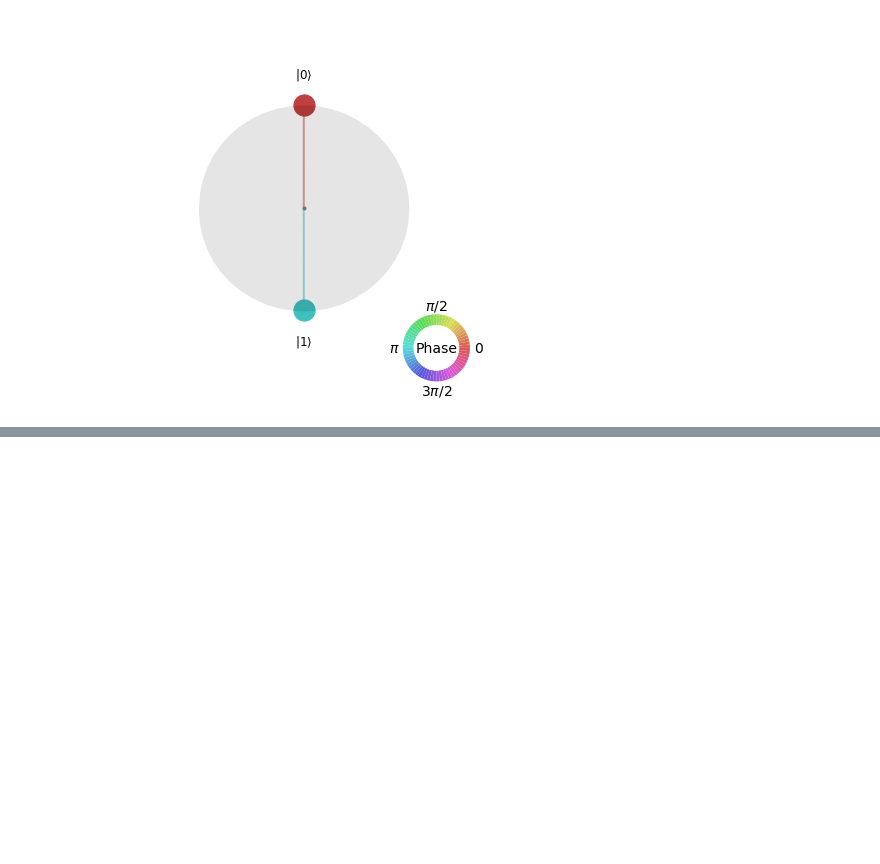
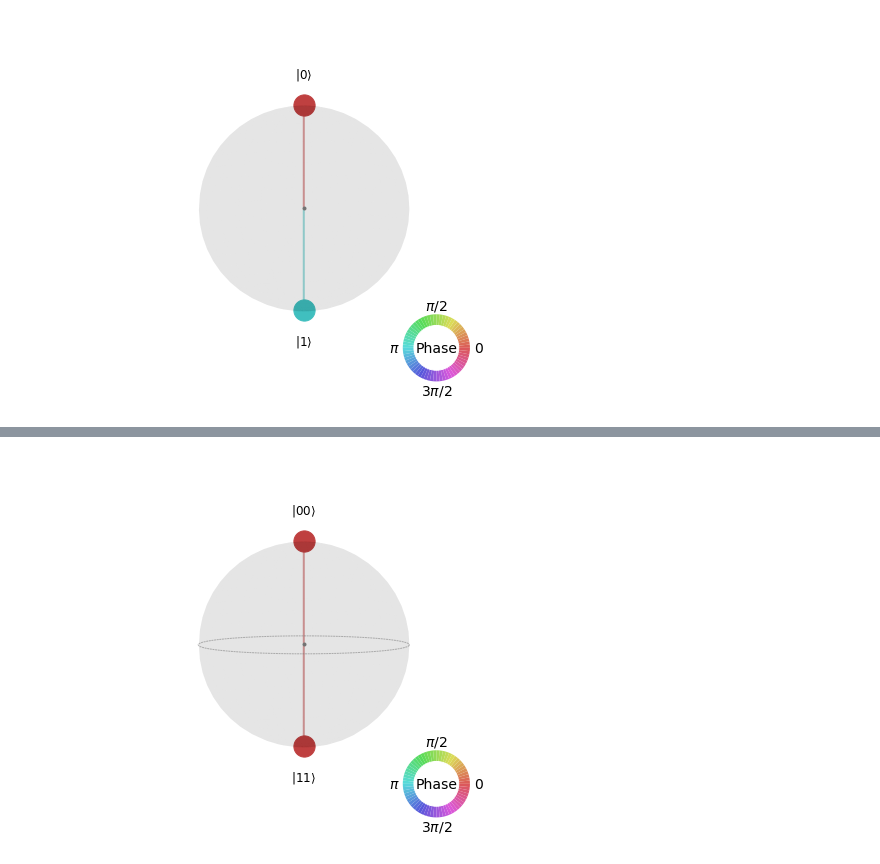
Before and after one commit to jontord03/DiracAttac, a Jupyter notebook: statevector-circuit.ipynb, the cells around one changed output, grey strips where cells are left out. Saved outputs shown, nothing was run; the diff lists cells and outputs as text; code cells hidden in the pictures; blank space fills up the shorter version.

```diff
--- a/statevector-circuit.ipynb
+++ b/statevector-circuit.ipynb
@@ -46,0 +74,7 @@ Statevector([ 0.70710678+0.j, -0.70710678+0.j],
+# %%
+# evolve and visualize bipartite state |00>
+
+evolved_bistate = bipartitestate.evolve(bellcircuit)
+plot_state_qsphere(evolved_bistate)
+# %% [output]
+[figure, added]
```
Also changed, not shown: parts of 4 cells of this notebook.
